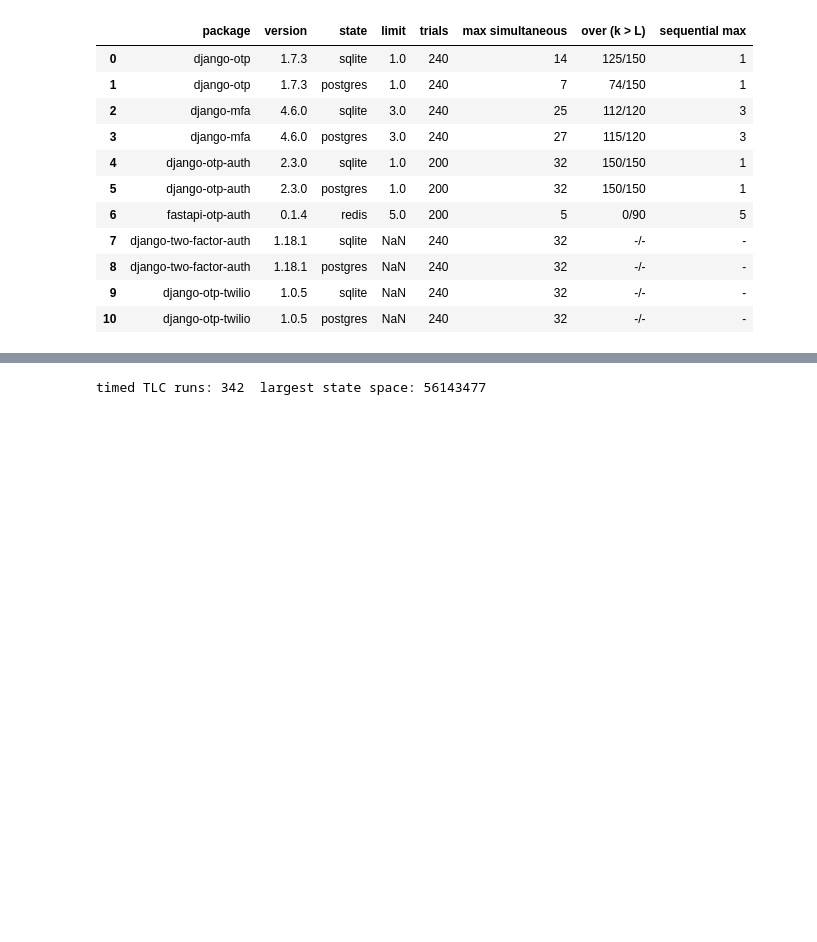
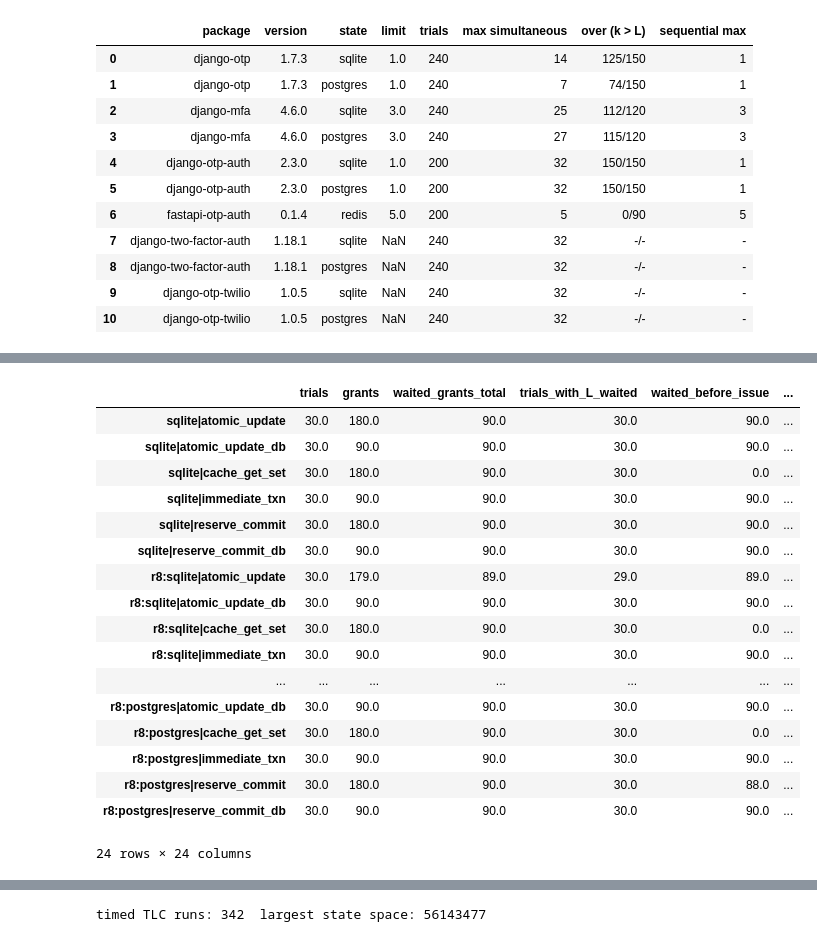
Before and after one commit to nahmedpsu/otp-send-side-quota-artifact, a Jupyter notebook: notebooks/otp_quota_reproduction_executed.ipynb, the cells around one changed output, grey strips where cells are left out. Cells and saved outputs as stored; diff of their text form; code cells hidden in the pictures; blank space fills up the shorter version.

```diff
--- a/notebooks/otp_quota_reproduction_executed.ipynb
+++ b/notebooks/otp_quota_reproduction_executed.ipynb
@@ -1299,3 +1301,26 @@ independent provider: {'sqlite': {'trials': 360, 'requests_logged_equal_k': True
+# %%
+# the lock wait arm (Table lockwait): main rows from the round 9 run on service 2.2.2, whose datastore
+# clock designs record the authorization instant (tau_db); the round 8 run is under the prefix r8:
+pd.DataFrame({k: v for k, v in R7["lockwait"].items() if "|" in k}).T
+# %% [output]
+|  | trials | grants | waited_grants_total | trials_with_L_waited | waited_before_issue | ... |
+| sqlite|atomic_update | 30.0 | 180.0 | 90.0 | 30.0 | 90.0 | ... |
+| sqlite|atomic_update_db | 30.0 | 90.0 | 90.0 | 30.0 | 90.0 | ... |
+| sqlite|cache_get_set | 30.0 | 180.0 | 90.0 | 30.0 | 0.0 | ... |
+| sqlite|immediate_txn | 30.0 | 90.0 | 90.0 | 30.0 | 90.0 | ... |
+| sqlite|reserve_commit | 30.0 | 180.0 | 90.0 | 30.0 | 90.0 | ... |
+| sqlite|reserve_commit_db | 30.0 | 90.0 | 90.0 | 30.0 | 90.0 | ... |
+| r8:sqlite|atomic_update | 30.0 | 179.0 | 89.0 | 29.0 | 89.0 | ... |
+| r8:sqlite|atomic_update_db | 30.0 | 90.0 | 90.0 | 30.0 | 90.0 | ... |
+| r8:sqlite|cache_get_set | 30.0 | 180.0 | 90.0 | 30.0 | 0.0 | ... |
+| r8:sqlite|immediate_txn | 30.0 | 90.0 | 90.0 | 30.0 | 90.0 | ... |
+| ... | ... | ... | ... | ... | ... | ... |
+| r8:postgres|atomic_update_db | 30.0 | 90.0 | 90.0 | 30.0 | 90.0 | ... |
+| r8:postgres|cache_get_set | 30.0 | 180.0 | 90.0 | 30.0 | 0.0 | ... |
+| r8:postgres|immediate_txn | 30.0 | 90.0 | 90.0 | 30.0 | 90.0 | ... |
+| r8:postgres|reserve_commit | 30.0 | 180.0 | 90.0 | 30.0 | 88.0 | ... |
+| r8:postgres|reserve_commit_db | 30.0 | 90.0 | 90.0 | 30.0 | 90.0 | ... |
+24 rows × 24 columns
 # %%
 pd.DataFrame(R7["load"]).T   # sustained open loop load (Table load)
 # %% [output]
```
Also changed, not shown: parts of 11 cells of this notebook, 5 other files.
